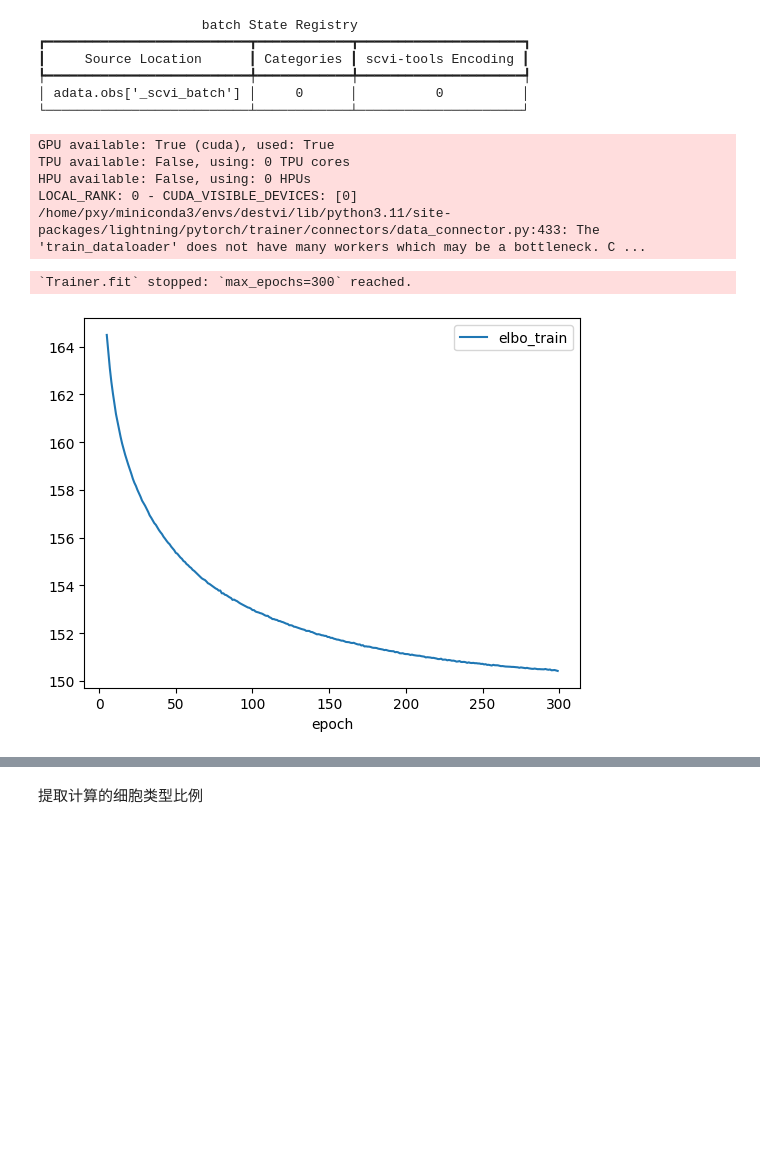
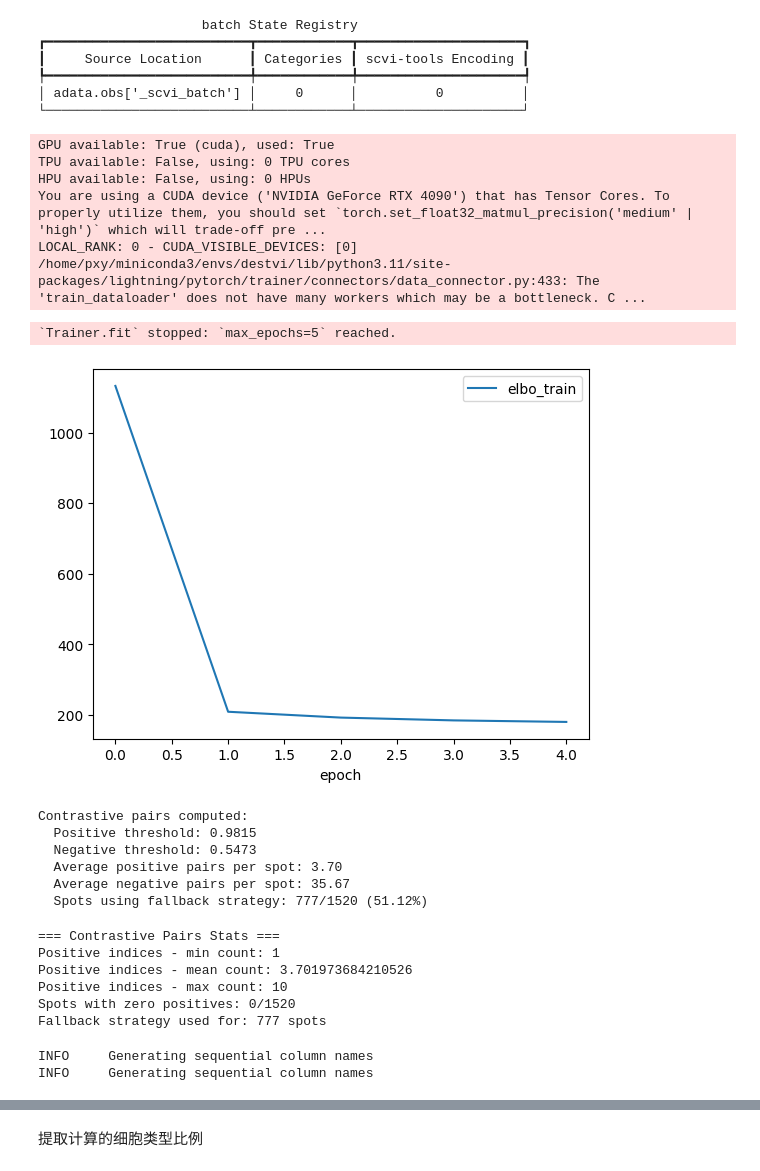
Before and after one commit to 11e11/MyDestVI, a Jupyter notebook: train_test.ipynb, the cells around one changed output, grey strips where cells are left out. Cells and saved outputs as stored; diff of their text form; code cells hidden in the pictures; blank space fills up the shorter version.

```diff
--- a/train_test.ipynb
+++ b/train_test.ipynb
@@ -75,16 +77,17 @@ Setup via `CondSCVI.setup_anndata` with arguments:
 # %%
 # callback = PrintLossCallback(print_every_n_epochs=10)
 # sc_model.train(callbacks=[callback])
-sc_model.train()
+sc_model.train(max_epochs=5)
 # %% [output]
 GPU available: True (cuda), used: True
 TPU available: False, using: 0 TPU cores
 HPU available: False, using: 0 HPUs
+You are using a CUDA device ('NVIDIA GeForce RTX 4090') that has Tensor Cores. To properly utilize them, you should set `torch.set_float32_matmul_precision('medium' | 'high')` which will trade-off pre ...
 LOCAL_RANK: 0 - CUDA_VISIBLE_DEVICES: [0]
 /home/pxy/miniconda3/envs/destvi/lib/python3.11/site-packages/lightning/pytorch/trainer/connectors/data_connector.py:433: The 'train_dataloader' does not have many workers which may be a bottleneck. C ...
-`Trainer.fit` stopped: `max_epochs=300` reached.
+`Trainer.fit` stopped: `max_epochs=5` reached.
 # %%
-sc_model.history["elbo_train"].iloc[5:].plot()
+sc_model.history["elbo_train"].iloc[:].plot()
 plt.show()
 # %% [output]
-[figure, old version]
+[figure, new version]
@@ -93 +94,47 @@ DestVI.setup_anndata(st_adata)
+# %%
+# 1. 计算正负对
+from src.utils.contrastive_pairs import make_contrastive_pairs
+
+st_adata = make_contrastive_pairs(
+    st_adata,
+    neg_rate=0.05,
+    pos_rate=0.15,
+    neighbor_k=15,
+    spatial_key='spatial',
+    pos_max_per_spot=10,
+    neg_max_per_spot=200,
+)
+# %% [output]
+Contrastive pairs computed:
+  Positive threshold: 0.9815
+  Negative threshold: 0.5473
+  Average positive pairs per spot: 3.70
+  Average negative pairs per spot: 35.67
+  Spots using fallback strategy: 777/1520 (51.12%)
+# %%
+# 检查结果
+print("=== Contrastive Pairs Stats ===")
+print(f"Positive indices - min count: {st_adata.obs['pos_indices_count'].min()}")
+print(f"Positive indices - mean count: {st_adata.obs['pos_indices_count'].mean()}")
+print(f"Positive indices - max count: {st_adata.obs['pos_indices_count'].max()}")
+print(f"Spots with zero positives: {(st_adata.obs['pos_indices_count'] == 0).sum()}/{len(st_adata)}")
+print(f"Fallback strategy used for: {st_adata.uns['contrastive_pairs_params']['fallback_spots_count']} spots")
+# %% [output]
+=== Contrastive Pairs Stats ===
+Positive indices - min count: 1
+Positive indices - mean count: 3.701973684210526
+Positive indices - max count: 10
+Spots with zero positives: 0/1520
+Fallback strategy used for: 777 spots
+# %%
+from src.utils.contrastive_pairs import retrofit_padding_for_contrastive_pairs
+
+# ragged -> padded（关键一步）
+st_adata = retrofit_padding_for_contrastive_pairs(st_adata, pad_value=-1)
+
+# 重新注册 anndata（因为新增了 obsm/obs 字段）
+DestVI.setup_anndata(st_adata)
+# %% [output]
+INFO     Generating sequential column names
+INFO     Generating sequential column names
 # %%
```
Also changed, not shown: parts of 20 cells of this notebook, 4 other files.
